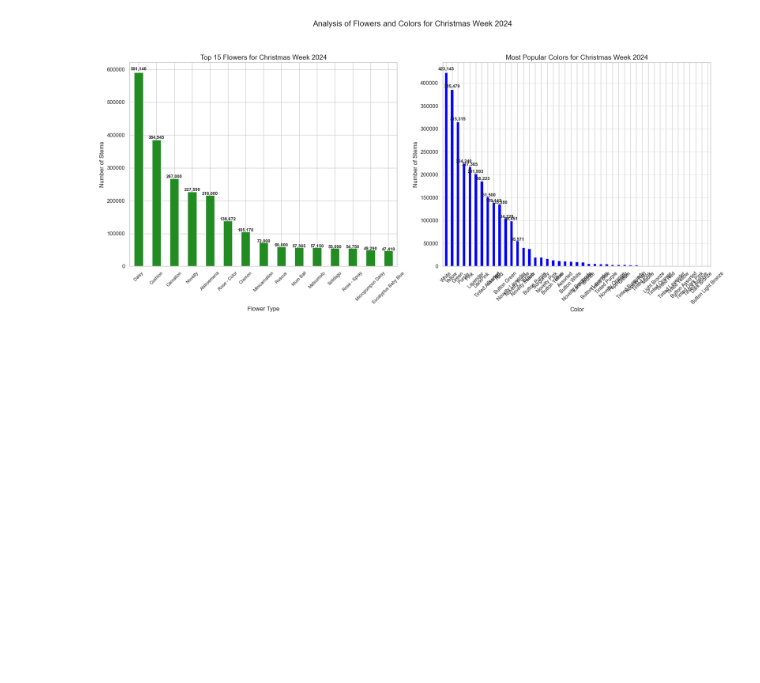
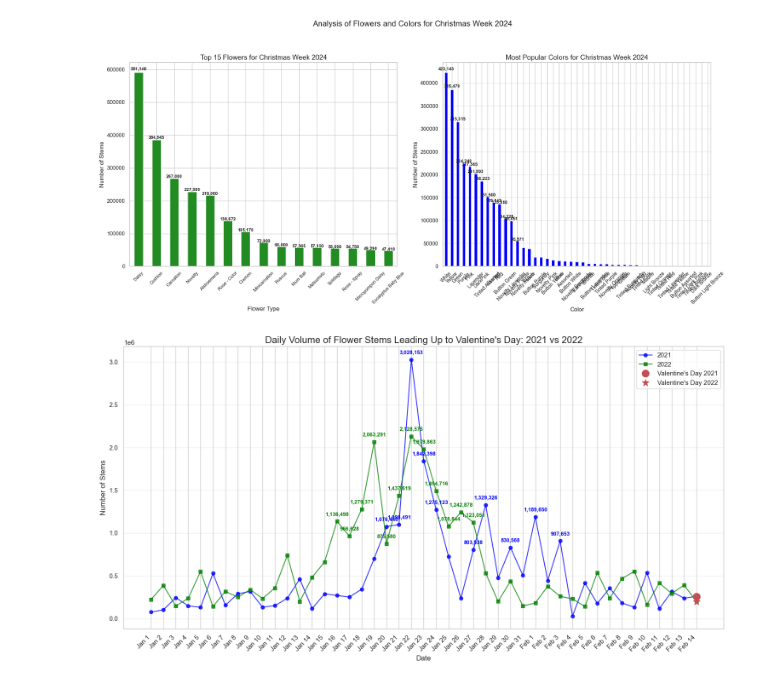
Before and after one commit to anamacam/ML_stems_predict, a Jupyter notebook: notebooks/EDA_holidays.ipynb, the cells around one changed output. Saved outputs shown, nothing was run; the diff lists cells and outputs as text; code cells hidden in the pictures; blank space fills up the shorter version.

```diff
--- a/notebooks/EDA_holidays.ipynb
+++ b/notebooks/EDA_holidays.ipynb
@@ -587,3 +587,81 @@ plt.show()
 # %% [output]
 [figure]
 [figure]
+# %%
+# Comparing Valentine's Day Stem Volume between 2021-2024
+# Filter data for Valentine's Day periods in 2021-2022
+valentine_2021 = df[(df['Year'] == 2021) &
+                     (((df['Month'] == 1)) |
+                     ((df['Month'] == 2) & (df['Day'] <= 14)))]
+
+valentine_2022 = df[(df['Year'] == 2022) &
+                     (((df['Month'] == 1)) |
+                     ((df['Month'] == 2) & (df['Day'] <= 14)))]
+
+# Group by date and sum the stems for each year
+daily_stems_valentine_2021 = valentine_2021.groupby(['Month', 'Day'])['Stems'].sum().reset_index()
+daily_stems_valentine_2021['date'] = pd.to_datetime('2021-' +
+                                           daily_stems_valentine_2021['Month'].astype(str).str.zfill(2) + '-' +
+                                           daily_stems_valentine_2021['Day'].astype(str).str.zfill(2))
+daily_stems_valentine_2021 = daily_stems_valentine_2021.sort_values('date')
+
+daily_stems_valentine_2022 = valentine_2022.groupby(['Month', 'Day'])['Stems'].sum().reset_index()
+daily_stems_valentine_2022['date'] = pd.to_datetime('2022-' +
+                                           daily_stems_valentine_2022['Month'].astype(str).str.zfill(2) + '-' +
+                                           daily_stems_valentine_2022['Day'].astype(str).str.zfill(2))
+daily_stems_valentine_2022 = daily_stems_valentine_2022.sort_values('date')
+
+# Create a comparison plot
+plt.figure(figsize=(15, 8))
+
+# Plot both years using line plots for better comparison
+plt.plot(range(len(daily_stems_valentine_2021)), daily_stems_valentine_2021['Stems'],
+         marker='o', linestyle='-', color='blue', alpha=0.8, label='2021')
+
+plt.plot(range(len(daily_stems_valentine_2022)), daily_stems_valentine_2022['Stems'],
+         marker='s', linestyle='-', color='green', alpha=0.8, label='2022')
+
+# Add Valentine's Day 2021 marker
+valentine_idx_2021 = daily_stems_valentine_2021[
+    (daily_stems_valentine_2021['Month'] == 2) &
+    (daily_stems_valentine_2021['Day'] == 14)
+].index
+if not valentine_idx_2021.empty:
+    valentine_idx_2021 = valentine_idx_2021[0]
+    plt.plot(valentine_idx_2021, daily_stems_valentine_2021.iloc[valentine_idx_2021]['Stems'],
+             'ro', markersize=12, label="Valentine's Day 2021")
+
+# Add Valentine's Day 2022 marker
+valentine_idx_2022 = daily_stems_valentine_2022[
+    (daily_stems_valentine_2022['Month'] == 2) &
+    (daily_stems_valentine_2022['Day'] == 14)
+].index
+if not valentine_idx_2022.empty:
+    valentine_idx_2022 = valentine_idx_2022[0]
+    plt.plot(valentine_idx_2022, daily_stems_valentine_2022.iloc[valentine_idx_2022]['Stems'],
+             'r*', markersize=12, label="Valentine's Day 2022")
+
+# Format x-axis labels for 2021 (use these as reference)
+date_labels = [f"{d.month_name()[:3]} {d.day}" for d in daily_stems_valentine_2021['date']]
+plt.xticks(range(len(date_labels)), date_labels, rotation=45, ha='right')
+
+# Add labels and title
+plt.title('Daily Volume of Flower Stems Leading Up to Valentine\'s Day: 2021 vs 2022', fontsize=16)
+plt.xlabel('Date', fontsize=12)
+plt.ylabel('Number of Stems', fontsize=12)
+plt.grid(axis='y', alpha=0.3)
+plt.legend()
+
+# Highlight key peaks
+for i, v in enumerate(daily_stems_valentine_2021['Stems']):
+    if v > 800000:  # Highlight significant peaks
+        plt.text(i, v + 50000, f'{v:,}', ha='center', va='bottom', fontweight='bold', fontsize=9, color='blue')
+
+for i, v in enumerate(daily_stems_valentine_2022['Stems']):
+    if v > 800000:  # Highlight significant peaks
+        plt.text(i, v + 50000, f'{v:,}', ha='center', va='bottom', fontweight='bold', fontsize=9, color='green')
+
+plt.tight_layout()
+plt.show()
+# %% [output]
+[figure, added]
```
Also changed, not shown: parts of 8 cells of this notebook.
